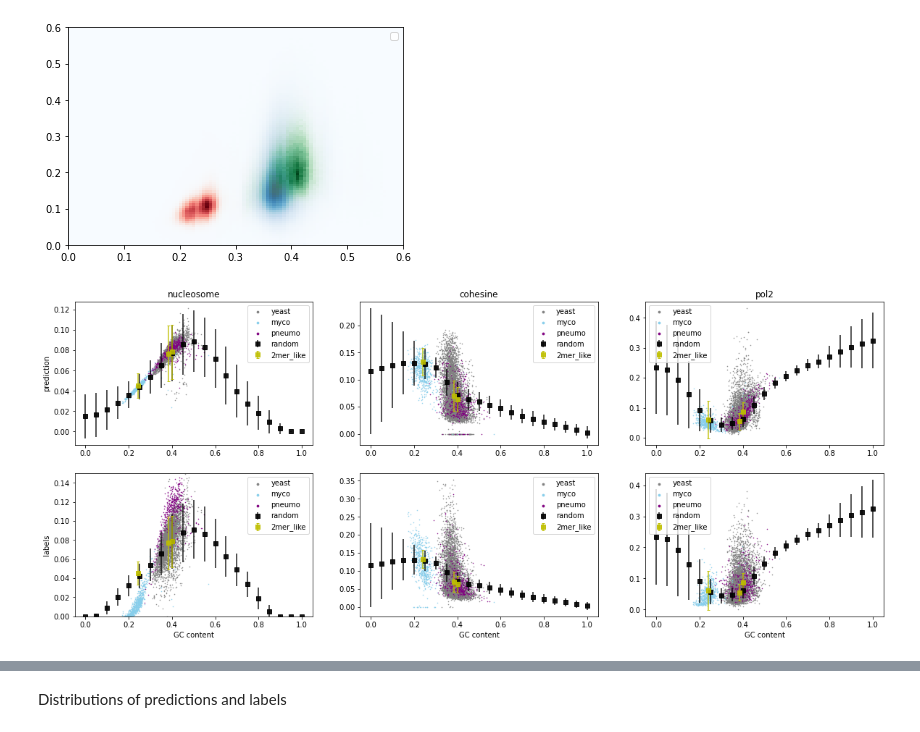
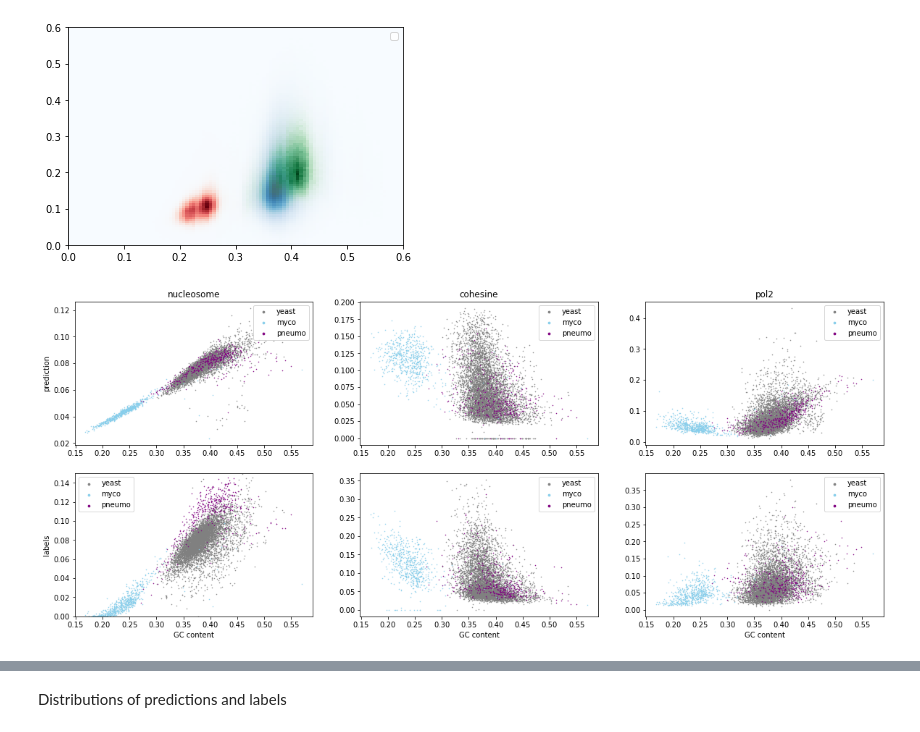
Before and after one commit to Alexwestbrook/mnhn-internship_DeepCNN_ChIP-seq, a Jupyter notebook: Generating_sequences.ipynb, the cells around one changed output, grey strips where cells are left out. Cells and saved outputs as stored; diff of their text form; code cells hidden in the pictures.

```diff
--- a/Generating_sequences.ipynb
+++ b/Generating_sequences.ipynb
@@ -1231,33 +1271,33 @@ with np.load(Path(data_dir, species, 'genome', 'bacterie', 'Pneu300.npz')) as f:
 window_gc = {}
 with np.load(Path(data_dir, species, 'genome', 'W303', 'W303.npz')) as f:
     for chr_id in f.keys():
-        window_gc[chr_id] = utils.GC_content(chunk_regions(f[chr_id],  2000))
+        window_gc[chr_id] = utils.GC_content(utils.chunk_regions(f[chr_id],  2000))
 
 with np.load(Path(data_dir, species, 'genome', 'bacterie', 'Mmm_Linear_740kb.npz')) as f:
-    window_gc['myco'] = utils.GC_content(chunk_regions(f['chr1'],  2000))
+    window_gc['myco'] = utils.GC_content(utils.chunk_regions(f['chr1'],  2000))
 
 with np.load(Path(data_dir, species, 'genome', 'bacterie', 'Pneu300.npz')) as f:
-    window_gc['pneu'] = utils.GC_content(chunk_regions(f['chr1'],  2000))
+    window_gc['pneu'] = utils.GC_content(utils.chunk_regions(f['chr1'],  2000))
 # %%
 window_labels = {}
 for key in labels_nuc.keys():
-    window_labels[key] = np.sum(
-        chunk_regions(
+    window_labels[key] = np.mean(
+        utils.chunk_regions(
             np.concatenate(
                 [arr.reshape(-1, 1) for arr in (labels_nuc[key], labels_coh[key], labels_pol[key])],
                 axis=1),
             2000),
-        axis=1) / 2000
+        axis=1)
 # %%
 window_preds = {}
 for key in preds_nuc.keys():
-    window_preds[key] = np.sum(
-        chunk_regions(
+    window_preds[key] = np.mean(
+        utils.chunk_regions(
             np.concatenate(
                 [arr.reshape(-1, 1) for arr in (preds_nuc[key] / thres_pred_nm, preds_coh[key] / thres_pred_cm, preds_pol[key] / thres_pred_pm)],
                 axis=1),
             2000),
-        axis=1) / 2000
+        axis=1)
 # %% [markdown]
 Concatenate yeast chromosomes
 # %%
@@ -1339,49 +1379,49 @@ gc_refs = np.concatenate([gc_yeast, gc_myco, gc_pneu])
 plt.figure(figsize=(20, 8))
 titles = ['nucleosome', 'cohesine', 'pol2']
 s = 1
 s_yeast = 1
 for i in range(3):
     plt.subplot(231+i)
     plt.title(titles[i])
-    if i == 0:
-        plt.errorbar(gcs, y=(preds_nuc_rand / thres_pred_nm).mean(axis=1), yerr=(preds_nuc_rand / thres_pred_nm).std(axis=1), fmt='ks', alpha=0.9, label='random')
-        plt.errorbar(gc_refs, y=(preds_nuc_rand_sim / thres_pred_nm).mean(axis=1), yerr=(preds_nuc_rand_sim / thres_pred_nm).std(axis=1), fmt='ys', alpha=0.9, label='2mer_like', capsize=2)
-    elif i == 1:
-        plt.errorbar(gcs, y=(preds_coh_rand / thres_pred_cm).mean(axis=1), yerr=(preds_coh_rand / thres_pred_cm).std(axis=1), fmt='ks', alpha=0.9, label='random')
-        plt.errorbar(gc_refs, y=(preds_coh_rand_sim / thres_pred_cm).mean(axis=1), yerr=(preds_coh_rand_sim / thres_pred_cm).std(axis=1), fmt='ys', alpha=0.9, label='2mer_like', capsize=2)
-    else:
-        plt.errorbar(gcs, y=(preds_pol_rand / thres_pred_pm).mean(axis=1), yerr=(preds_pol_rand / thres_pred_pm).std(axis=1), fmt='ks', alpha=0.9, label='random')
-        plt.errorbar(gc_refs, y=(preds_pol_rand_sim / thres_pred_pm).mean(axis=1), yerr=(preds_pol_rand_sim / thres_pred_pm).std(axis=1), fmt='ys', alpha=0.9, label='2mer_like', capsize=2)
+    # if i == 0:
+    #     plt.errorbar(gcs, y=(preds_nuc_rand / thres_pred_nm).mean(axis=1), yerr=(preds_nuc_rand / thres_pred_nm).std(axis=1), fmt='ks', alpha=0.9, label='random')
+    #     plt.errorbar(gc_refs, y=(preds_nuc_rand_sim / thres_pred_nm).mean(axis=1), yerr=(preds_nuc_rand_sim / thres_pred_nm).std(axis=1), fmt='ys', alpha=0.9, label='2mer_like', capsize=2)
+    # elif i == 1:
+    #     plt.errorbar(gcs, y=(preds_coh_rand / thres_pred_cm).mean(axis=1), yerr=(preds_coh_rand / thres_pred_cm).std(axis=1), fmt='ks', alpha=0.9, label='random')
+    #     plt.errorbar(gc_refs, y=(preds_coh_rand_sim / thres_pred_cm).mean(axis=1), yerr=(preds_coh_rand_sim / thres_pred_cm).std(axis=1), fmt='ys', alpha=0.9, label='2mer_like', capsize=2)
+    # else:
+    #     plt.errorbar(gcs, y=(preds_pol_rand / thres_pred_pm).mean(axis=1), yerr=(preds_pol_rand / thres_pred_pm).std(axis=1), fmt='ks', alpha=0.9, label='random')
+    #     plt.errorbar(gc_refs, y=(preds_pol_rand_sim / thres_pred_pm).mean(axis=1), yerr=(preds_pol_rand_sim / thres_pred_pm).std(axis=1), fmt='ys', alpha=0.9, label='2mer_like', capsize=2)
     plt.scatter(window_gc_yeast, window_preds_yeast[:, i], marker='.', color='gray', label='yeast', s=s_yeast)
     plt.scatter(window_gc['myco'], window_preds['myco'][:, i], marker='.', color='skyblue', label='myco', s=s)
     plt.scatter(window_gc['pneu'], window_preds['pneu'][:, i], marker='.', color='purple', label='pneumo', s=s)
     if i == 0:
         plt.ylabel('prediction')
     leg = plt.legend()
     for legh in leg.legendHandles[:3]:
         legh.set_sizes([30])
 for i in range(3):
     plt.subplot(234+i)
-    if i == 0:
-        plt.errorbar(gcs, y=(preds_nuc_rand / thres_pred_nm).reshape(n_gcs, 3, -1).mean(axis=2)[:, 0], yerr=(preds_nuc_rand / thres_pred_nm).reshape(n_gcs, 3, -1).std(axis=2)[:, 0], fmt='ks', alpha=0.9, label='random')
-        plt.errorbar(gc_refs, y=(preds_nuc_rand_sim / thres_pred_nm).mean(axis=1), yerr=(preds_nuc_rand_sim / thres_pred_nm).std(axis=1), fmt='ys', alpha=0.9, label='2mer_like', capsize=2)
-    elif i == 1:
-        plt.errorbar(gcs, y=(preds_coh_rand / thres_pred_cm).mean(axis=1), yerr=(preds_coh_rand / thres_pred_cm).std(axis=1), fmt='ks', alpha=0.9, label='random')
-        plt.errorbar(gc_refs, y=(preds_coh_rand_sim / thres_pred_cm).mean(axis=1), yerr=(preds_coh_rand_sim / thres_pred_cm).std(axis=1), fmt='ys', alpha=0.9, label='2mer_like', capsize=2)
-    else:
-        plt.errorbar(gcs, y=(preds_pol_rand / thres_pred_pm).mean(axis=1), yerr=(preds_pol_rand / thres_pred_pm).std(axis=1), fmt='ks', alpha=0.9, label='random')
-        plt.errorbar(gc_refs, y=(preds_pol_rand_sim / thres_pred_pm).mean(axis=1), yerr=(preds_pol_rand_sim / thres_pred_pm).std(axis=1), fmt='ys', alpha=0.9, label='2mer_like', capsize=2)
+    # if i == 0:
+    #     plt.errorbar(gcs, y=(preds_nuc_rand / thres_pred_nm).reshape(n_gcs, 3, -1).mean(axis=2)[:, 0], yerr=(preds_nuc_rand / thres_pred_nm).reshape(n_gcs, 3, -1).std(axis=2)[:, 0], fmt='ks', alpha=0.9, label='random')
+    #     plt.errorbar(gc_refs, y=(preds_nuc_rand_sim / thres_pred_nm).mean(axis=1), yerr=(preds_nuc_rand_sim / thres_pred_nm).std(axis=1), fmt='ys', alpha=0.9, label='2mer_like', capsize=2)
+    # elif i == 1:
+    #     plt.errorbar(gcs, y=(preds_coh_rand / thres_pred_cm).mean(axis=1), yerr=(preds_coh_rand / thres_pred_cm).std(axis=1), fmt='ks', alpha=0.9, label='random')
+    #     plt.errorbar(gc_refs, y=(preds_coh_rand_sim / thres_pred_cm).mean(axis=1), yerr=(preds_coh_rand_sim / thres_pred_cm).std(axis=1), fmt='ys', alpha=0.9, label='2mer_like', capsize=2)
+    # else:
+    #     plt.errorbar(gcs, y=(preds_pol_rand / thres_pred_pm).mean(axis=1), yerr=(preds_pol_rand / thres_pred_pm).std(axis=1), fmt='ks', alpha=0.9, label='random')
+    #     plt.errorbar(gc_refs, y=(preds_pol_rand_sim / thres_pred_pm).mean(axis=1), yerr=(preds_pol_rand_sim / thres_pred_pm).std(axis=1), fmt='ys', alpha=0.9, label='2mer_like', capsize=2)
     plt.scatter(window_gc_yeast, window_labels_yeast[:, i], marker='.', color='gray', label='yeast', s=s_yeast)
     plt.scatter(window_gc['myco'], window_labels['myco'][:, i], marker='.', color='skyblue', label='myco', s=s)
     plt.scatter(window_gc['pneu'], window_labels['pneu'][:, i], marker='.', color='purple', label='pneumo', s=s)
     if i == 0:
         plt.ylabel('labels')
         plt.ylim((0, 0.15))
     plt.xlabel('GC content')
     leg = plt.legend()
     for legh in leg.legendHandles[:3]:
         legh.set_sizes([30])
 plt.show()
 plt.close()
 # %% [output]
-[figure, old version]
+[figure, new version]
```
Also changed, not shown: parts of 23 cells of this notebook.
